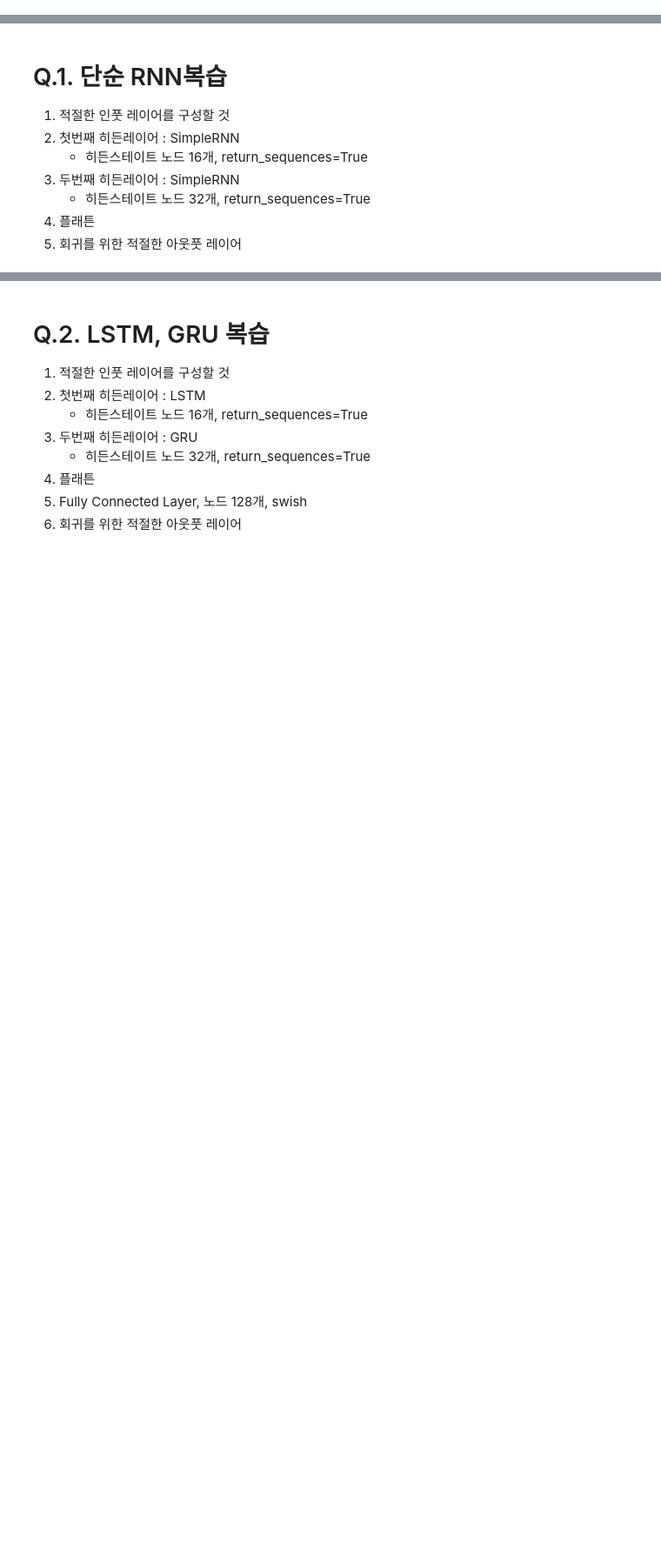
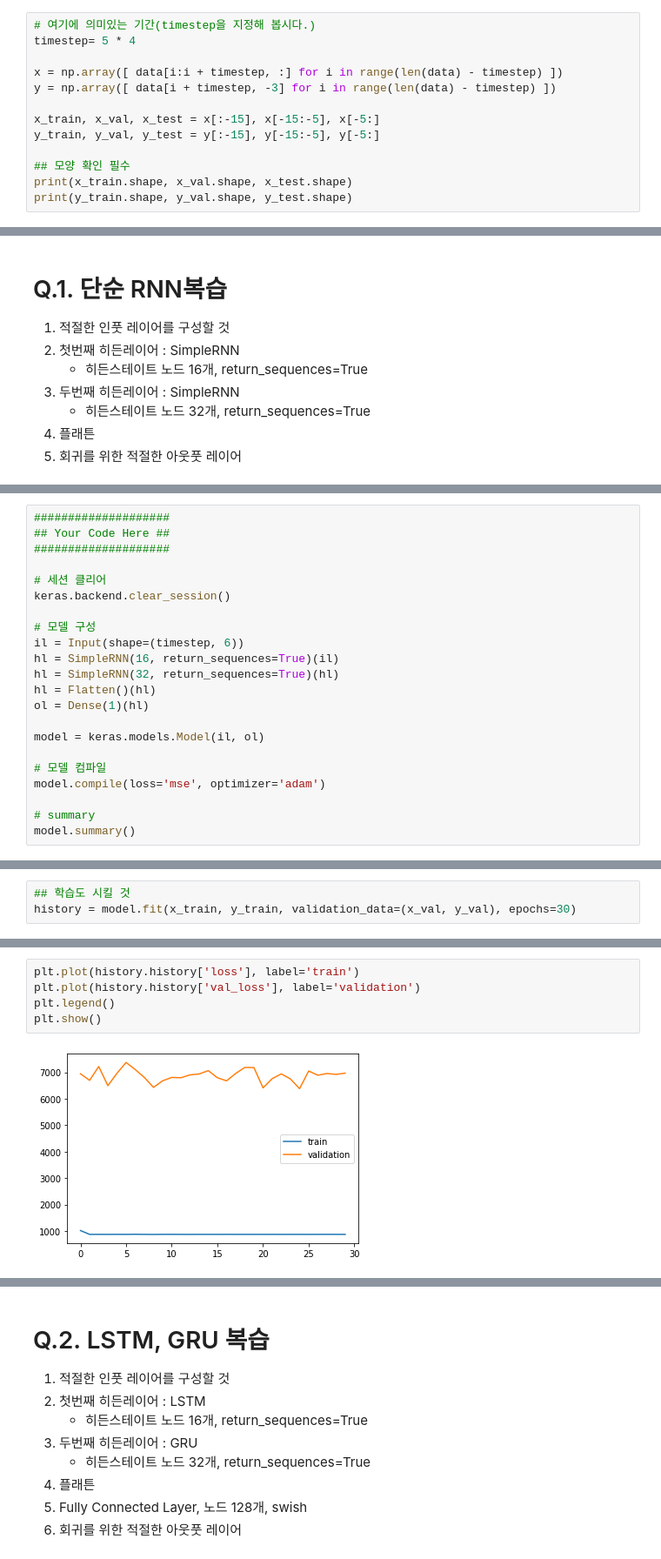
Before and after one commit to Jihwan98/aivle_school, a Jupyter notebook: 2023.03.27_언어지능 딥러닝_실습자료/01_Sequence_Models/0_1_Exercise.ipynb, the cells around one changed output, grey strips where cells are left out. Shown at 87% size. Cells and saved outputs as stored; diff of their text form; blank space fills up the shorter version.

```diff
--- a/2023.03.27_언어지능 딥러닝_실습자료/01_Sequence_Models/0_1_Exercise.ipynb
+++ b/2023.03.27_언어지능 딥러닝_실습자료/01_Sequence_Models/0_1_Exercise.ipynb
@@ -49,0 +73,13 @@ timestep=
+# %%
+# 여기에 의미있는 기간(timestep을 지정해 봅시다.)
+timestep= 5 * 4
+
+x = np.array([ data[i:i + timestep, :] for i in range(len(data) - timestep) ])
+y = np.array([ data[i + timestep, -3] for i in range(len(data) - timestep) ])
+
+x_train, x_val, x_test = x[:-15], x[-15:-5], x[-5:]
+y_train, y_val, y_test = y[:-15], y[-15:-5], y[-5:]
+
+## 모양 확인 필수
+print(x_train.shape, x_val.shape, x_test.shape)
+print(y_train.shape, y_val.shape, y_test.shape)
@@ -67,0 +101,22 @@ timestep=
+# %%
+####################
+## Your Code Here ##
+####################
+
+# 세션 클리어
+keras.backend.clear_session()
+
+# 모델 구성
+il = Input(shape=(timestep, 6))
+hl = SimpleRNN(16, return_sequences=True)(il)
+hl = SimpleRNN(32, return_sequences=True)(hl)
+hl = Flatten()(hl)
+ol = Dense(1)(hl)
+
+model = keras.models.Model(il, ol)
+
+# 모델 컴파일
+model.compile(loss='mse', optimizer='adam')
+
+# summary
+model.summary()
@@ -67,0 +143,3 @@ timestep=
+# %%
+## 학습도 시킬 것
+history = model.fit(x_train, y_train, validation_data=(x_val, y_val), epochs=30)
@@ -68,2 +164,9 @@ timestep=
+# %%
+plt.plot(history.history['loss'], label='train')
+plt.plot(history.history['val_loss'], label='validation')
+plt.legend()
+plt.show()
+# %% [output]
+[figure, added]
 # %%
 # Q1. 테스트 셋에서의 RMSE를 출력하여라.
```
Also changed, not shown: parts of 20 cells of this notebook, 1 other file.
